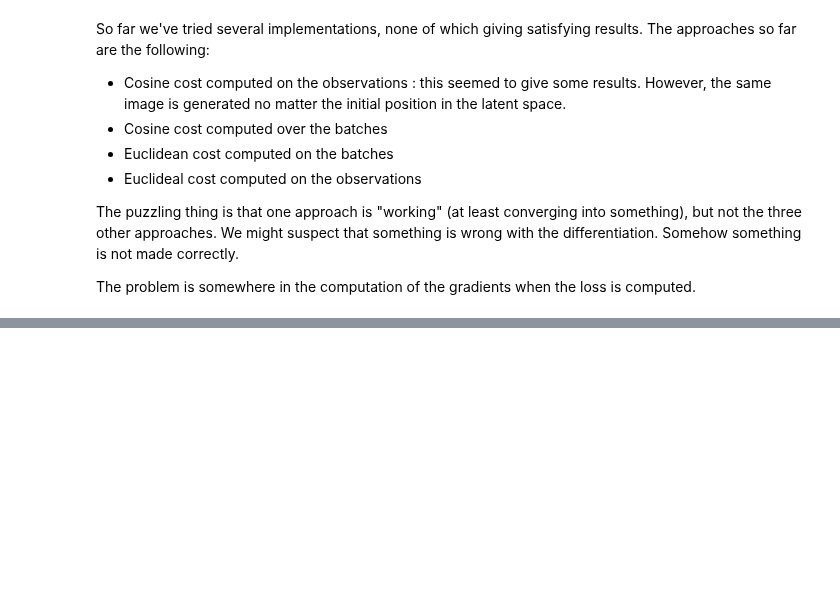
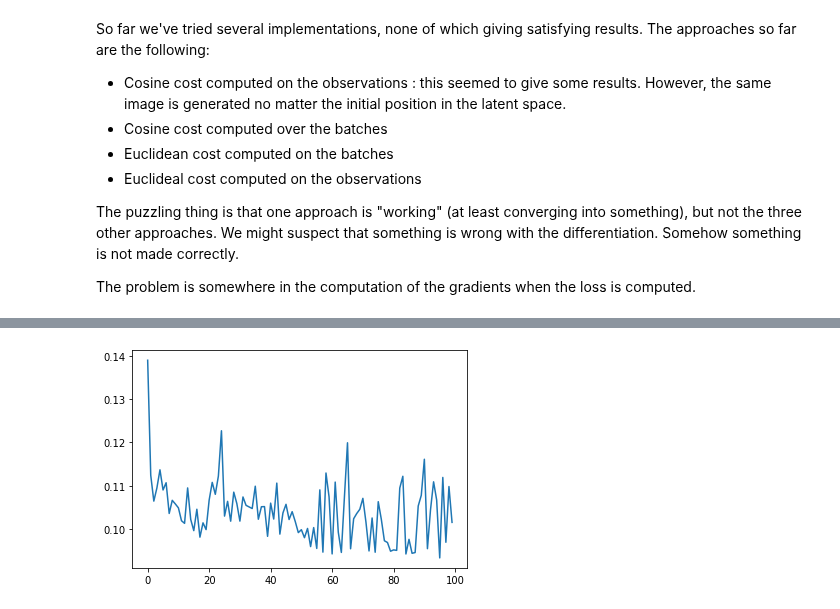
Before and after one commit to gabrielkasmi/ot_gan_ensae, a Jupyter notebook: autodiff_ot_gan_checkpoint.ipynb, the cells around one changed output, grey strips where cells are left out. Cells and saved outputs as stored; diff of their text form; code cells hidden in the pictures; blank space fills up the shorter version.

```diff
--- a/autodiff_ot_gan_checkpoint.ipynb
+++ b/autodiff_ot_gan_checkpoint.ipynb
@@ -1047,0 +1052,10 @@ The problem is somewhere in the computation of the gradients when the loss is co
+# %%
+class CosineCostMatrix(nn.Module):
+  def __init__(self):
+    super(CosineCostMatrix,self).__init__()
+
+  def forward(self, x,y):
+    """
+    takes x and y tensors as inputs and returns the cosine similarity
+    """
+    return 1 - torch.mm(x.cuda(),y.t().cuda()) / (torch.norm(x).cuda() * torch.norm(y).cuda())
@@ -1047,0 +1090,21 @@ The problem is somewhere in the computation of the gradients when the loss is co
+# %%
+class SinkhornLoss(nn.Module):
+  def __init__(self):
+    super(SinkhornLoss,self).__init__()
+
+  def forward(self, x,y, epsilon = 0.1, max_iters = 50):
+    cost_matrix = CosineCostMatrix()
+    sinkhorn_iterates = SinkhornIterates()
+
+    # computation of the distance matrices
+    C_xy = cost_matrix(x, y)
+    C_xx = cost_matrix(x, x)
+    C_yy = cost_matrix(y, y)
+
+    # computation of the losses
+
+    W_xy = sinkhorn_iterates(C_xy, epsilon = epsilon, max_iters = max_iters)
+    W_xx = sinkhorn_iterates(C_xx, epsilon = epsilon, max_iters = max_iters)
+    W_yy = sinkhorn_iterates(C_yy, epsilon = epsilon, max_iters = max_iters)
+
+    return 2 * W_xy - W_xx - W_yy
@@ -1047,0 +1175,7 @@ The problem is somewhere in the computation of the gradients when the loss is co
+# %%
+plt.plot(losses)
+plt.savefig('losses_with_new_loss_100e.png')
+
+# stopped learning at some point.
+# %% [output]
+[figure, added]
```
Also changed, not shown: parts of 9 cells of this notebook.
